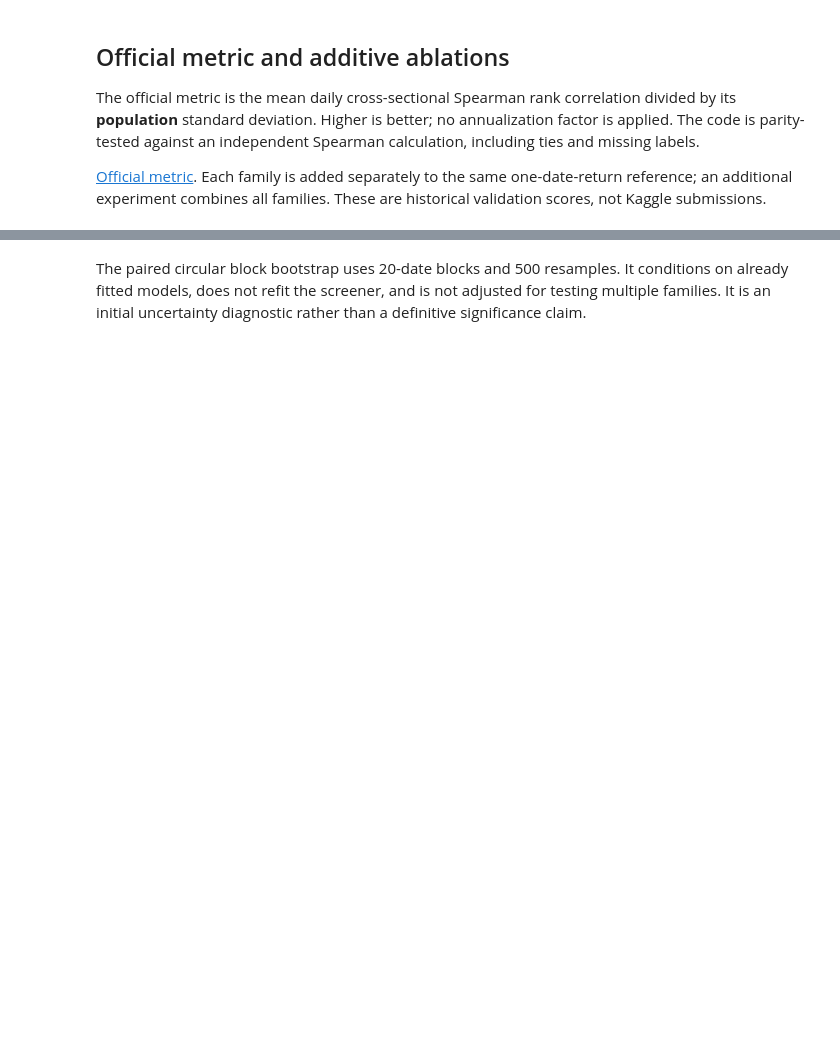
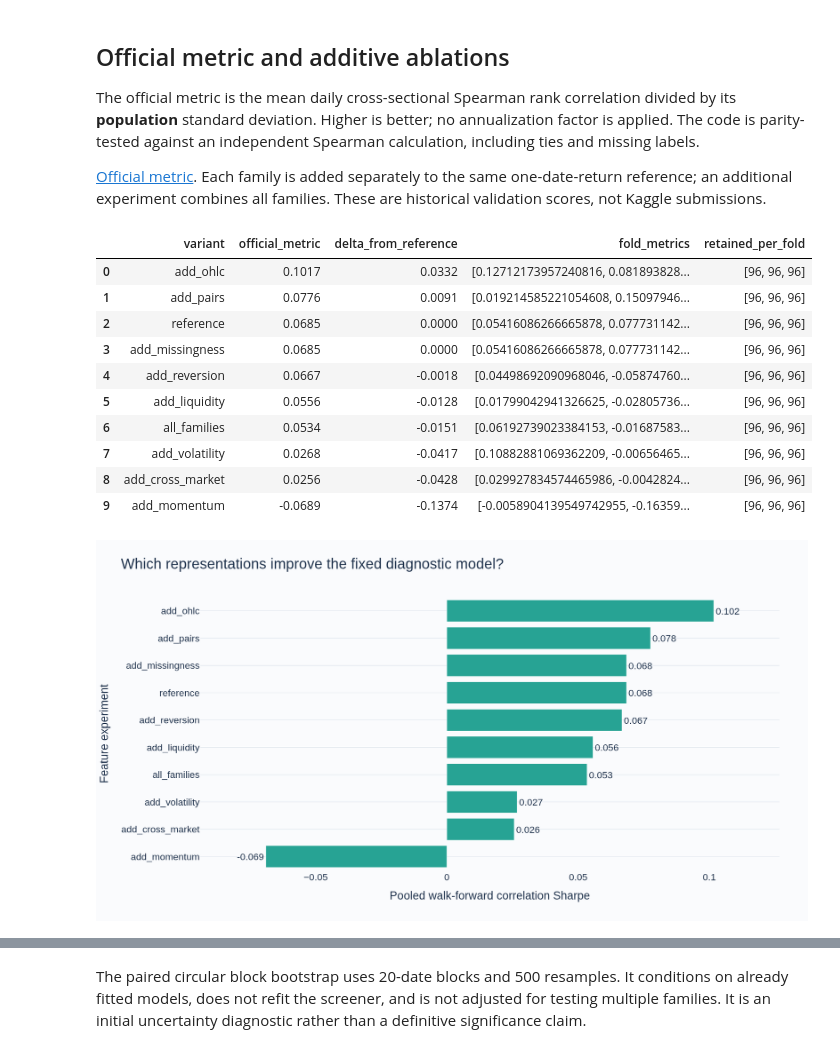
Before and after one commit to alvaromendizabal/commodity-prediction, a Jupyter notebook: notebooks/02_feature_research.ipynb, the cells around one changed output, grey strips where cells are left out. Cells and saved outputs as stored; diff of their text form; code cells hidden in the pictures; blank space fills up the shorter version.

```diff
--- a/notebooks/02_feature_research.ipynb
+++ b/notebooks/02_feature_research.ipynb
@@ -56,11 +69,25 @@ The official metric is the mean daily cross-sectional Spearman rank correlation
 # %%
 comparison = pd.DataFrame(research["comparison"])
 display(comparison[["variant", "official_metric", "delta_from_reference", "fold_metrics", "retained_per_fold"]].round(4))
 ordered = comparison.sort_values("official_metric")
 fig = px.bar(ordered, x="official_metric", y="variant", orientation="h", text_auto=".3f", title="Which representations improve the fixed diagnostic model?")
 fig.update_traces(marker_color="#27A394", textposition="outside")
 fig.update_layout(xaxis_title="Pooled walk-forward correlation Sharpe", yaxis_title="Feature experiment")
+fig.update_xaxes(range=[min(0, float(ordered.official_metric.min())) - 0.025, max(0, float(ordered.official_metric.max())) + 0.025])
 show_figure(fig, root, "ablation_scores", 600)
+# %% [output]
+|  | variant | official_metric | delta_from_reference | fold_metrics | retained_per_fold |
+| 0 | add_ohlc | 0.1017 | 0.0332 | [0.12712173957240816, 0.081893828... | [96, 96, 96] |
+| 1 | add_pairs | 0.0776 | 0.0091 | [0.019214585221054608, 0.15097946... | [96, 96, 96] |
+| 2 | reference | 0.0685 | 0.0000 | [0.05416086266665878, 0.077731142... | [96, 96, 96] |
+| 3 | add_missingness | 0.0685 | 0.0000 | [0.05416086266665878, 0.077731142... | [96, 96, 96] |
+| 4 | add_reversion | 0.0667 | -0.0018 | [0.04498692090968046, -0.05874760... | [96, 96, 96] |
+| 5 | add_liquidity | 0.0556 | -0.0128 | [0.01799042941326625, -0.02805736... | [96, 96, 96] |
+| 6 | all_families | 0.0534 | -0.0151 | [0.06192739023384153, -0.01687583... | [96, 96, 96] |
+| 7 | add_volatility | 0.0268 | -0.0417 | [0.10882881069362209, -0.00656465... | [96, 96, 96] |
+| 8 | add_cross_market | 0.0256 | -0.0428 | [0.029927834574465986, -0.0042824... | [96, 96, 96] |
+| 9 | add_momentum | -0.0689 | -0.1374 | [-0.0058904139549742955, -0.16359... | [96, 96, 96] |
+[figure, added]
 # %%
 rows = []
 for result in research["results"]:
```
Also changed, not shown: parts of 6 cells of this notebook, 15 other files.
